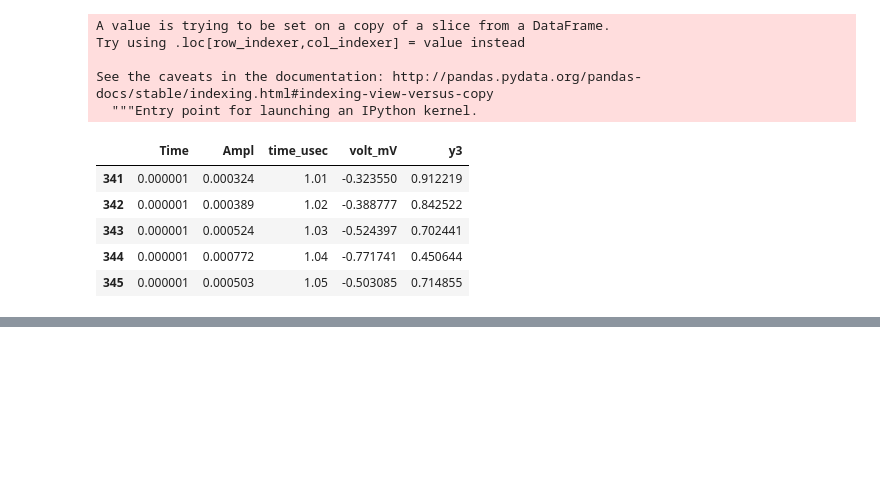
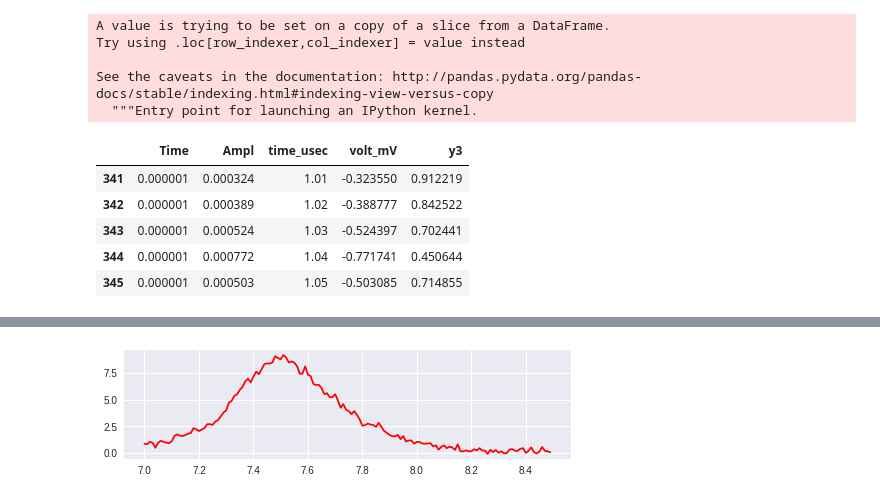
Before and after one commit to daroox/python-scripts, a Jupyter notebook: OscilloscopeAnalysis/Kr2_Area_under_the_curve.ipynb, the cells around one changed output, grey strips where cells are left out. Cells and saved outputs as stored; diff of their text form; code cells hidden in the pictures; blank space fills up the shorter version.

```diff
--- a/OscilloscopeAnalysis/Kr2_Area_under_the_curve.ipynb
+++ b/OscilloscopeAnalysis/Kr2_Area_under_the_curve.ipynb
@@ -94,0 +94,4 @@ plt.plot(newdf['time_usec'] , newdf['y3'])
+# %%
+xlimits2 = (df['time_usec'] > 7) & (df['time_usec'] < 8.5)
+df3 = newdf[xlimits2]
+df3.head()
@@ -94,0 +105,5 @@ plt.plot(newdf['time_usec'] , newdf['y3'])
+# %%
+plt.figure(figsize=(8,2))
+plt.plot(df3['time_usec'], df3['y3'],'-r');
+# %% [output]
+[figure, added]
```
Also changed, not shown: parts of 8 cells of this notebook.
